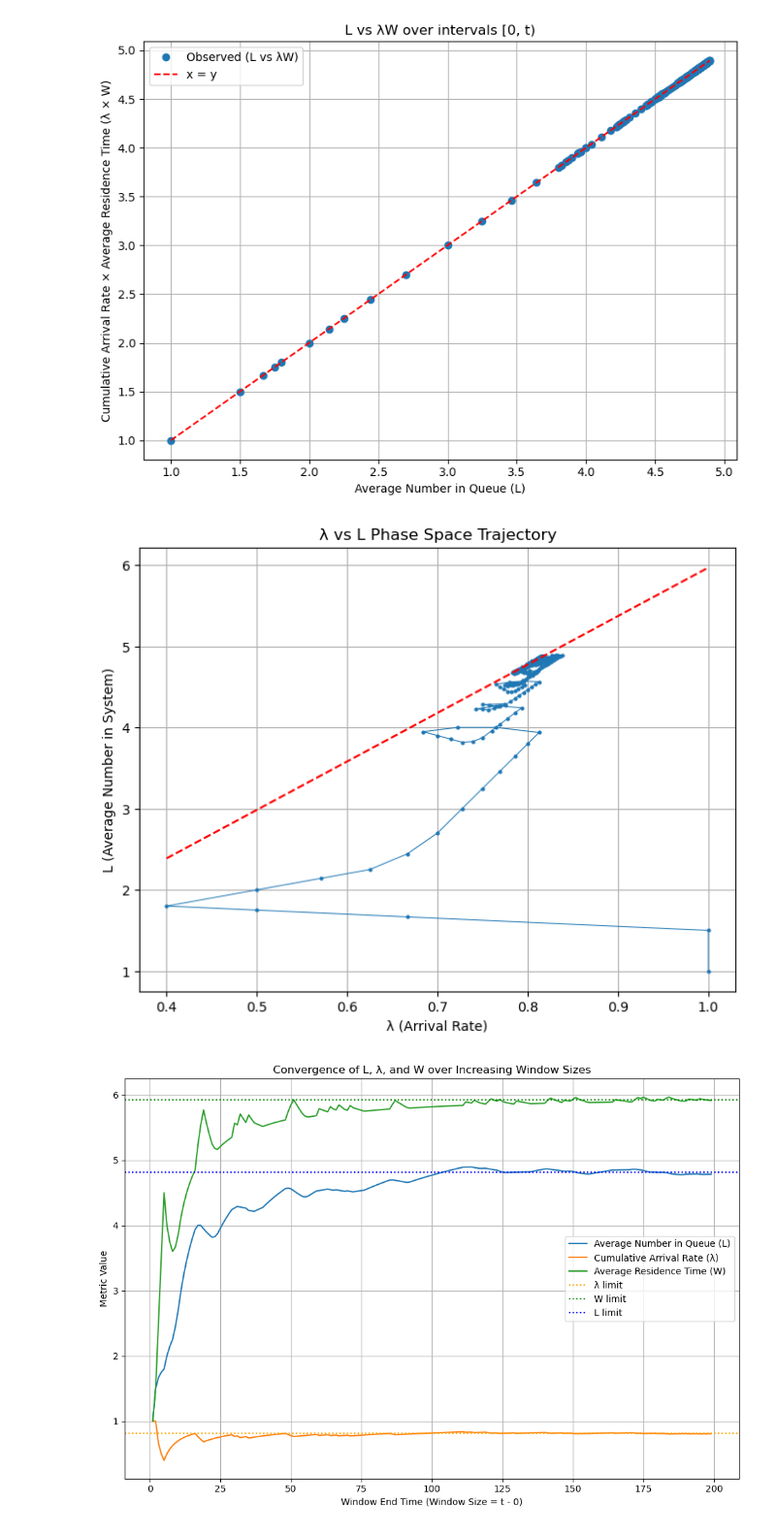
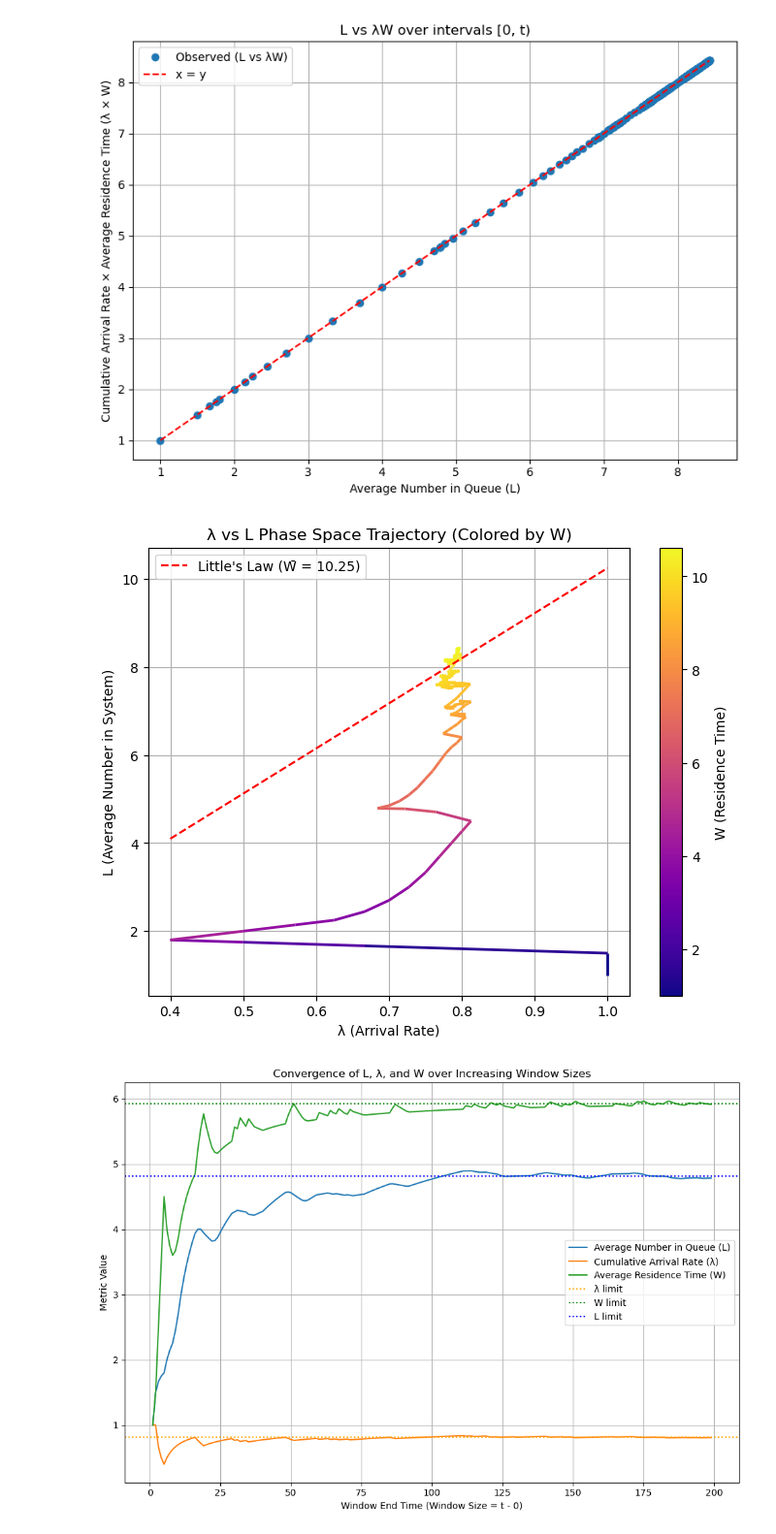
Before and after one commit to krishnaku/pypcalc, a Jupyter notebook: systems-dynamics.ipynb, the cells around one changed output. Shown: that part at 97% size. Saved outputs shown, nothing was run; the diff lists cells and outputs as text; code cells hidden in the pictures.

Commit message:
Add  L-λ-W attractor visualization with W as color.

```diff
--- a/systems-dynamics.ipynb
+++ b/systems-dynamics.ipynb
@@ -423,20 +442,20 @@ def plot_lambda_L_phase_trajectory(presence, arrival_index, visit_index,  T, win
     plt.show()
 # %%
 queue = "System"
-T = 600
-presence, arrival_index, entity_index, visit_index = run_simulation(T, seed=81, rework_prob=0)
+T = 800
+presence, arrival_index, entity_index, visit_index = run_simulation(T, seed=81, rework_prob=0.4)
 
 
 
 df_stats = plot_l_vs_lambda_w(presence[queue], arrival_index[queue], visit_index[queue])
 
 
 
 
-plot_lambda_L_phase_trajectory(presence[queue], arrival_index[queue], visit_index[queue], T)
+plot_phase_trajectory(presence[queue], arrival_index[queue], visit_index[queue], T)
 # %% [output]
-[figure, old version]
+[figure, new version]
-[figure, old version]
+[figure, new version]
 # %%
 df_limits = plot_limit_curves(presence[queue], arrival_index[queue], visit_index[queue])
 
```
Also changed, not shown: parts of 1 cell of this notebook.
